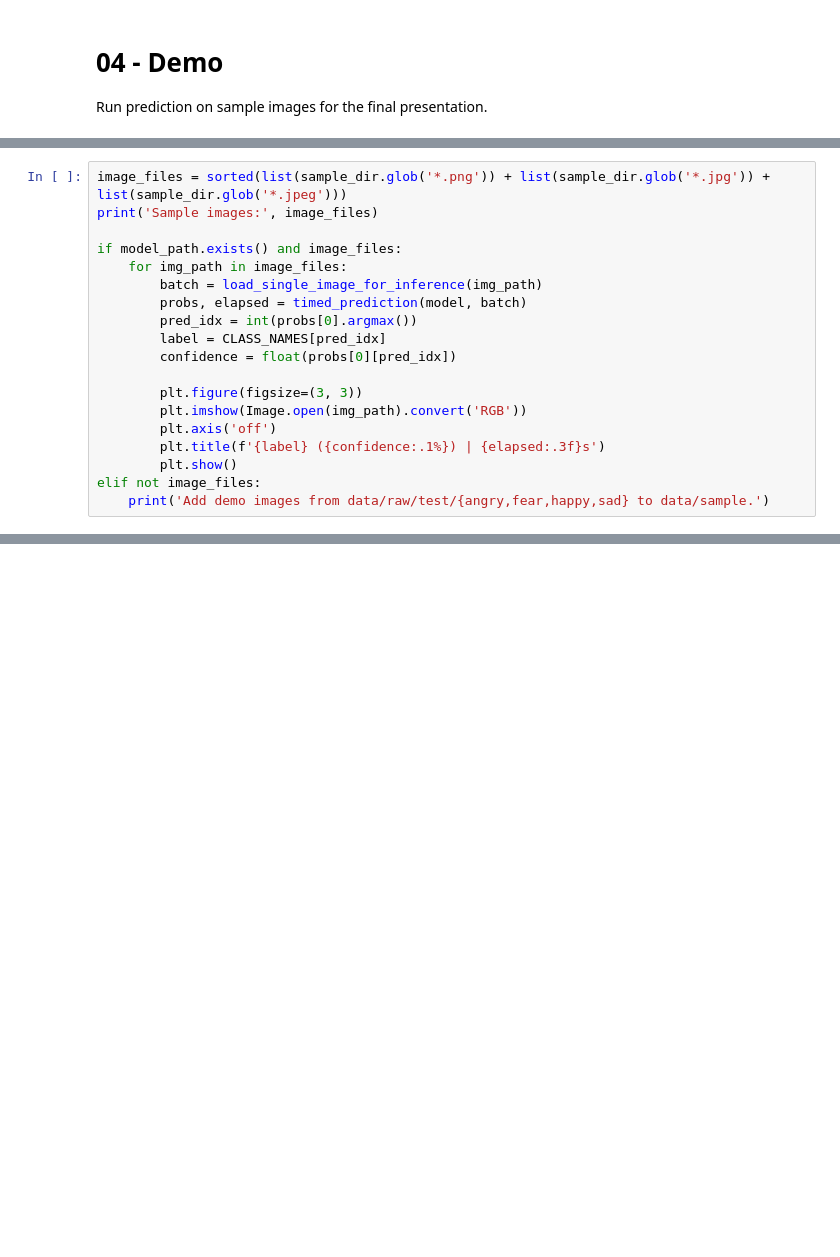
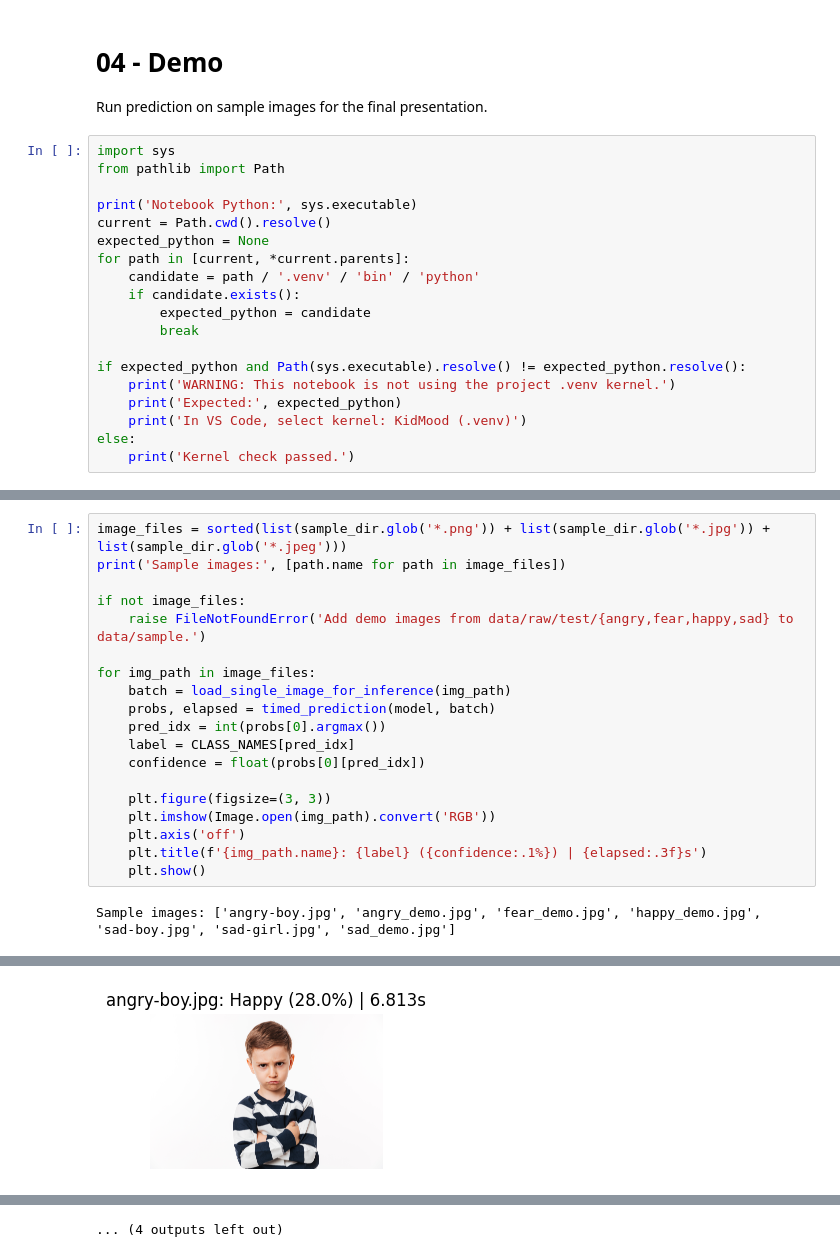
Before and after one commit to spacemanspiff-713/KidMood-Final-Project, a Jupyter notebook: notebooks/04_demo.ipynb, the cells around one changed output, grey strips where cells are left out. Cells and saved outputs as stored; diff of their text form; blank space fills up the shorter version.

Commit message:
notebook testing and local machine/kernel performance optimization

```diff
--- a/notebooks/04_demo.ipynb
+++ b/notebooks/04_demo.ipynb
@@ -2,3 +2,22 @@
 # 04 - Demo
 
 Run prediction on sample images for the final presentation.
+# %%
+import sys
+from pathlib import Path
+
+print('Notebook Python:', sys.executable)
+current = Path.cwd().resolve()
+expected_python = None
+for path in [current, *current.parents]:
+    candidate = path / '.venv' / 'bin' / 'python'
+    if candidate.exists():
+        expected_python = candidate
+        break
+
+if expected_python and Path(sys.executable).resolve() != expected_python.resolve():
+    print('WARNING: This notebook is not using the project .venv kernel.')
+    print('Expected:', expected_python)
+    print('In VS Code, select kernel: KidMood (.venv)')
+else:
+    print('Kernel check passed.')
@@ -28,19 +80,21 @@ else:
 # %%
 image_files = sorted(list(sample_dir.glob('*.png')) + list(sample_dir.glob('*.jpg')) + list(sample_dir.glob('*.jpeg')))
-print('Sample images:', image_files)
+print('Sample images:', [path.name for path in image_files])
 
-if model_path.exists() and image_files:
-    for img_path in image_files:
-        batch = load_single_image_for_inference(img_path)
-        probs, elapsed = timed_prediction(model, batch)
-        pred_idx = int(probs[0].argmax())
-        label = CLASS_NAMES[pred_idx]
-        confidence = float(probs[0][pred_idx])
+if not image_files:
+    raise FileNotFoundError('Add demo images from data/raw/test/{angry,fear,happy,sad} to data/sample.')
 
-        plt.figure(figsize=(3, 3))
-        plt.imshow(Image.open(img_path).convert('RGB'))
-        plt.axis('off')
-        plt.title(f'{label} ({confidence:.1%}) | {elapsed:.3f}s')
-        plt.show()
-elif not image_files:
-    print('Add demo images from data/raw/test/{angry,fear,happy,sad} to data/sample.')
+for img_path in image_files:
+    batch = load_single_image_for_inference(img_path)
+    probs, elapsed = timed_prediction(model, batch)
+    pred_idx = int(probs[0].argmax())
+    label = CLASS_NAMES[pred_idx]
+    confidence = float(probs[0][pred_idx])
+
+    plt.figure(figsize=(3, 3))
+    plt.imshow(Image.open(img_path).convert('RGB'))
+    plt.axis('off')
+    plt.title(f'{img_path.name}: {label} ({confidence:.1%}) | {elapsed:.3f}s')
+    plt.show()
+# %% [output]
+Sample images: ['angry-boy.jpg', 'angry_demo.jpg', 'fear_demo.jpg', 'happy_demo.jpg', 'sad-boy.jpg', 'sad-girl.jpg', 'sad_demo.jpg']
@@ -46,0 +108 @@ elif not image_files:
+[figure, added]
@@ -46,0 +117 @@ elif not image_files:
+... (4 outputs left out)
```
Also changed, not shown: parts of 4 cells of this notebook, 8 other files.
